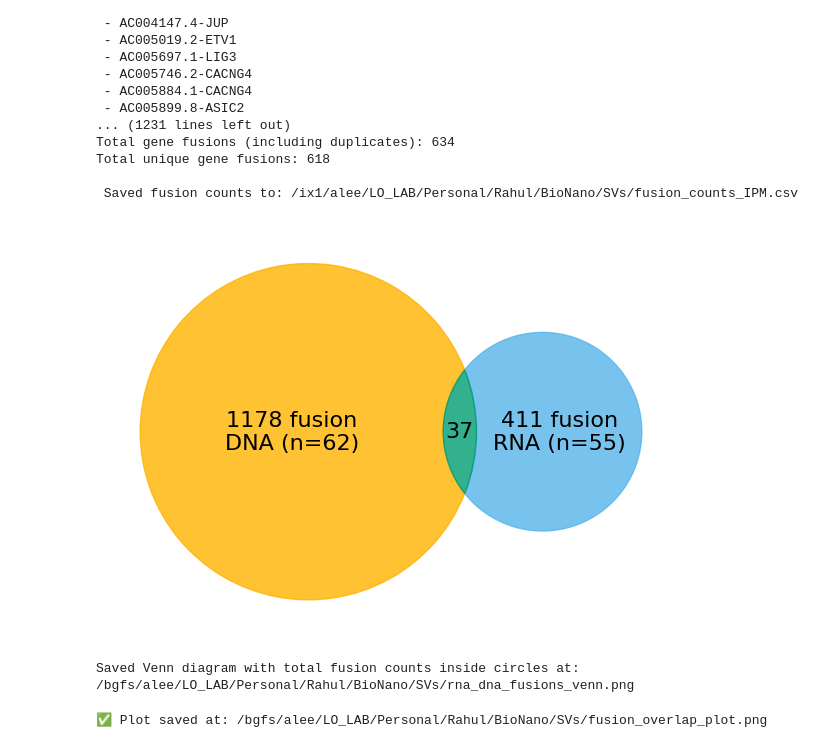
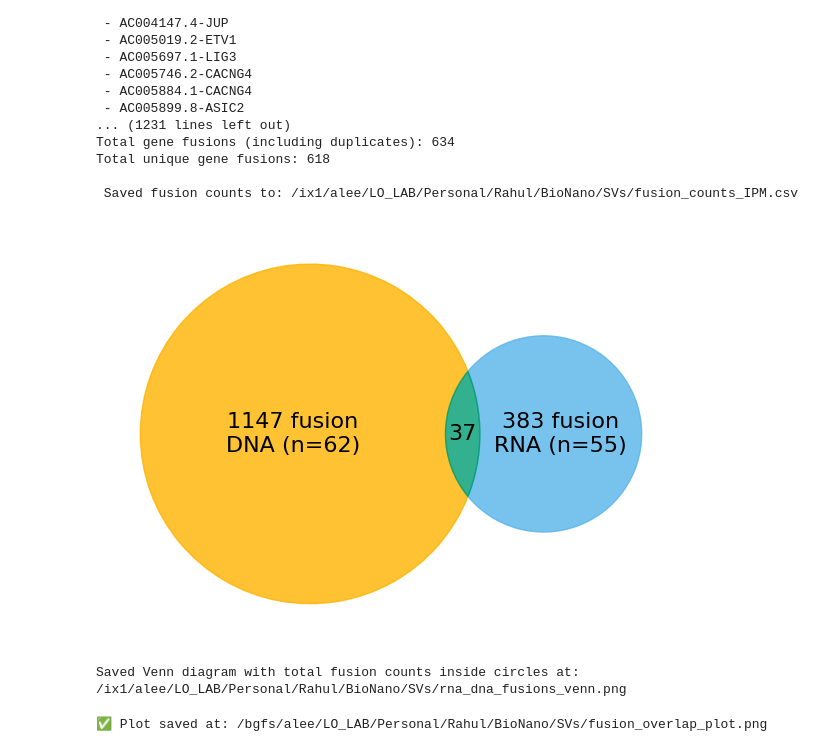
Before and after one commit to leeoesterreich/rak373, a Jupyter notebook: BioNano/Functional_fusion/Bionano_DNA_RNA_Fusion.ipynb, the cells around one changed output. Cells and saved outputs as stored; diff of their text form; code cells hidden in the pictures.

```diff
--- a/BioNano/Functional_fusion/Bionano_DNA_RNA_Fusion.ipynb
+++ b/BioNano/Functional_fusion/Bionano_DNA_RNA_Fusion.ipynb
@@ -278,8 +278,8 @@ from matplotlib_venn import venn2
 import os
 
 # Fusion data
-rna_fusions = 411
-dna_fusions = 1178
+rna_fusions = 383
+dna_fusions = 1147
 overlap = 37
 
 # Venn subsets (for shape only)
@@ -287,7 +287,7 @@ only_rna = rna_fusions - overlap
 only_dna = dna_fusions - overlap
 
 # Output path
-output_dir = "/bgfs/alee/LO_LAB/Personal/Rahul/BioNano/SVs"
+output_dir = "/ix1/alee/LO_LAB/Personal/Rahul/BioNano/SVs"
 output_file = os.path.join(output_dir, "rna_dna_fusions_venn.png")
 
 # Create plot
@@ -301,35 +301,35 @@ venn.get_patch_by_id('11').set_color('#009E73')   # Overlap - green
 
 # Optional: transparency
 venn.get_patch_by_id('10').set_alpha(0.8)
 venn.get_patch_by_id('01').set_alpha(0.8)
 venn.get_patch_by_id('11').set_alpha(0.8)
 
 # Set custom labels
 venn.get_label_by_id('10').set_text(f"{dna_fusions} fusion\nDNA (n=62)")
 venn.get_label_by_id('01').set_text(f"{rna_fusions} fusion\nRNA (n=55)")
 venn.get_label_by_id('11').set_text(f"{overlap}")
 
 # Set font sizes
 venn.get_label_by_id('10').set_fontsize(16)
 venn.get_label_by_id('01').set_fontsize(16)
 venn.get_label_by_id('11').set_fontsize(16)
 
 # Remove default set labels
 for label in venn.set_labels:
     if label:
         label.set_visible(False)
 
 # Title and save
 plt.tight_layout()
 plt.savefig(output_file, dpi=300)
 
 plt.show()  # <- Show the plot before closing
 plt.close()
 
 print(f"Saved Venn diagram with total fusion counts inside circles at: {output_file}")
 # %% [output]
-[figure, old version]
+[figure, new version]
-Saved Venn diagram with total fusion counts inside circles at: /bgfs/alee/LO_LAB/Personal/Rahul/BioNano/SVs/rna_dna_fusions_venn.png
+Saved Venn diagram with total fusion counts inside circles at: /ix1/alee/LO_LAB/Personal/Rahul/BioNano/SVs/rna_dna_fusions_venn.png
 # %%
 import pandas as pd
 import numpy as np
```
Also changed, not shown: parts of 2 cells of this notebook, 2 other files.
